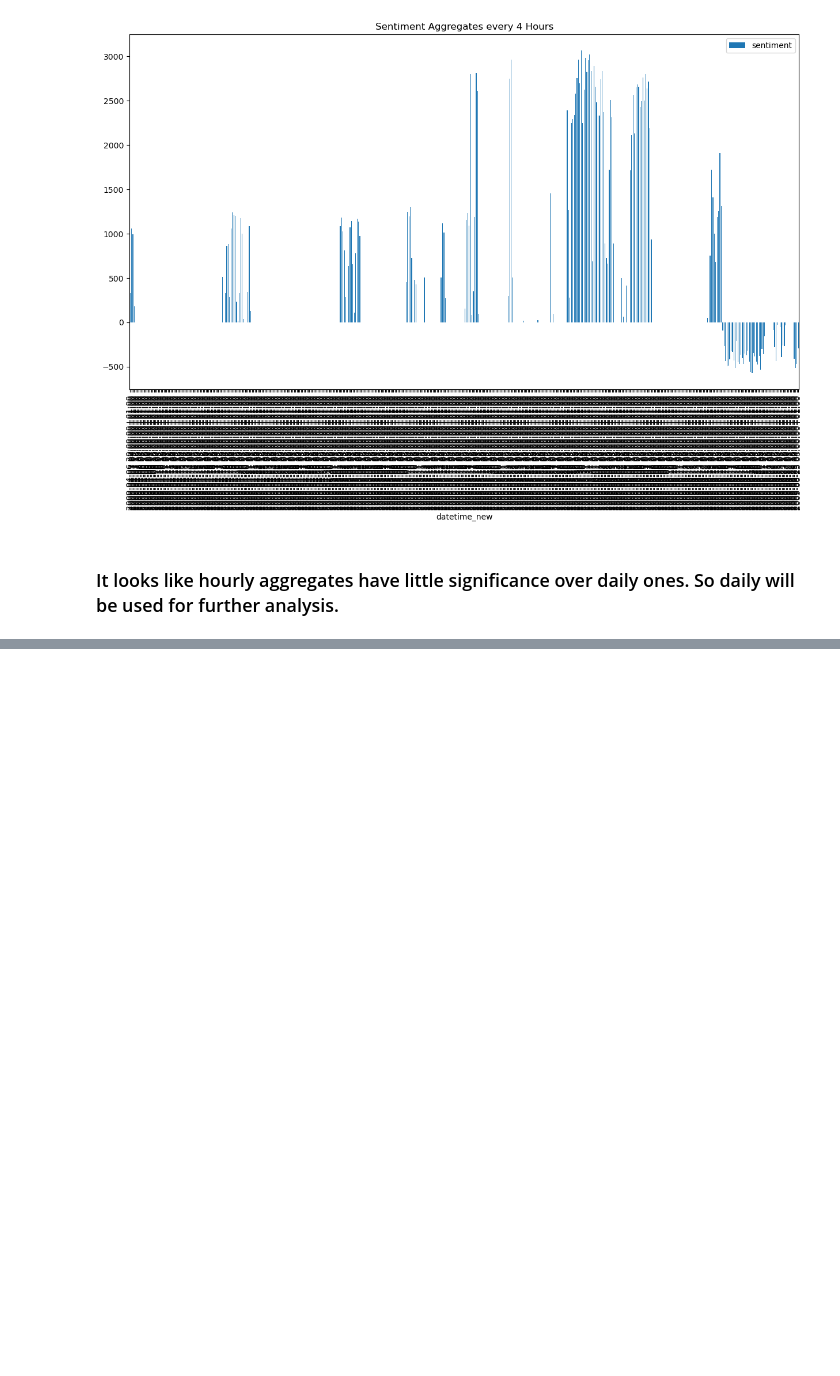
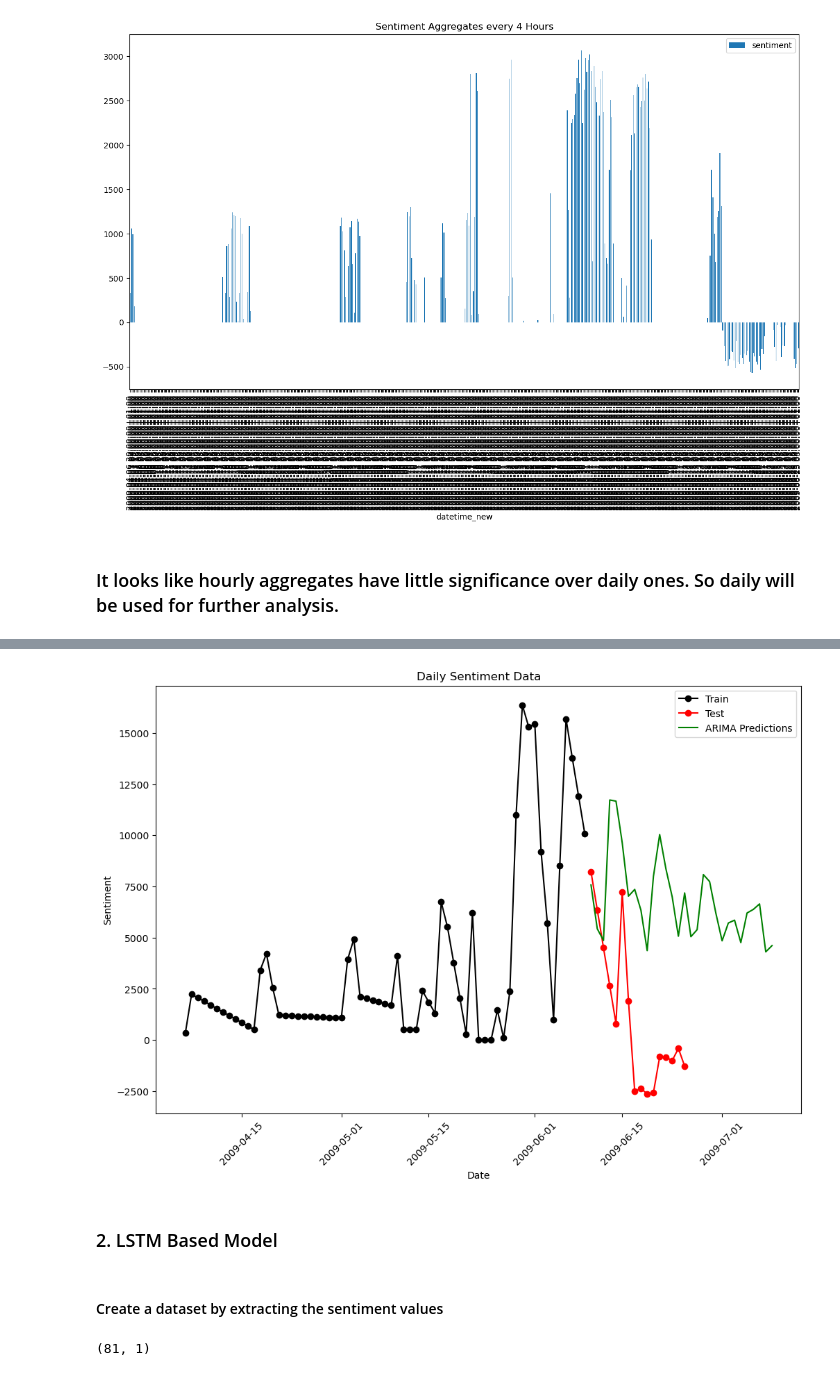
Before and after one commit to Sama4723/DA_CA2_Sems2, a Jupyter notebook: tweets_time_series_forecasting.ipynb, the cells around one changed output, grey strips where cells are left out. Drawn from its saved outputs; the diff is of its cells as text; code cells hidden in the pictures; blank space fills up the shorter version.

```diff
--- a/tweets_time_series_forecasting.ipynb
+++ b/tweets_time_series_forecasting.ipynb
@@ -153,0 +203,32 @@ hourly_df.plot.bar(figsize = (15, 8),title='Sentiment Aggregates every 4 Hours',
+# %%
+y = train
+ARIMAmodel = ARIMA(y, order = (15, 0, 2))
+ARIMAmodel = ARIMAmodel.fit()
+
+n_future_predictions = 14
+
+# y_pred = ARIMAmodel.get_forecast(len(test.index))
+y_pred = ARIMAmodel.get_forecast(len(test.index) + n_future_predictions)
+y_pred_df = y_pred.conf_int(alpha = 0.05)
+y_pred_df["Predictions"] = ARIMAmodel.predict(start = y_pred_df.index[0], end = y_pred_df.index[-1])
+# y_pred_df.index = test.index
+y_pred_df.index = pd.date_range(pd.to_datetime("2009-06-10", format='%Y-%m-%d'), pd.to_datetime("2009-07-09", format='%Y-%m-%d'))
+y_pred_out = y_pred_df["Predictions"]
+
+
+plt.figure(figsize=(12,8))
+plt.plot(train, color = "black", marker='o', label = 'Train')
+plt.plot(test, color = "red", marker='o', label = 'Test')
+plt.ylabel('Sentiment')
+plt.xlabel('Date')
+plt.xticks(rotation=45)
+plt.title("Daily Sentiment Data")
+
+
+plt.plot(y_pred_out, color='Green', label = 'ARIMA Predictions')
+plt.legend()
+plt.show()
+# %% [output]
+[figure, added]
+# %% [markdown]
+### 2. LSTM Based Model
@@ -153,0 +237,2 @@ hourly_df.plot.bar(figsize = (15, 8),title='Sentiment Aggregates every 4 Hours',
+# %% [markdown]
+#### Create a dataset by extracting the sentiment values
@@ -153,0 +243,4 @@ hourly_df.plot.bar(figsize = (15, 8),title='Sentiment Aggregates every 4 Hours',
+# %%
+dataset.shape
+# %% [output]
+(81, 1)
```
Also changed, not shown: parts of 44 cells of this notebook, 3 other files.
